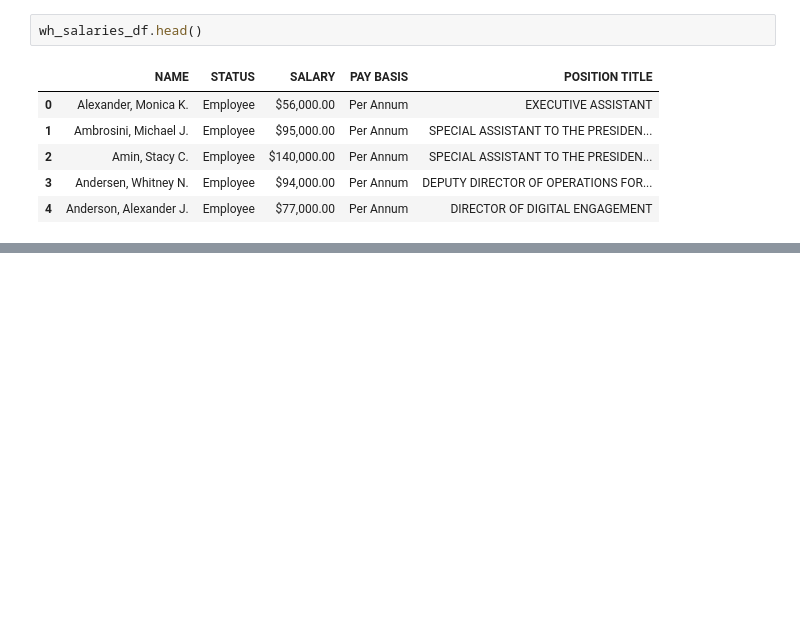
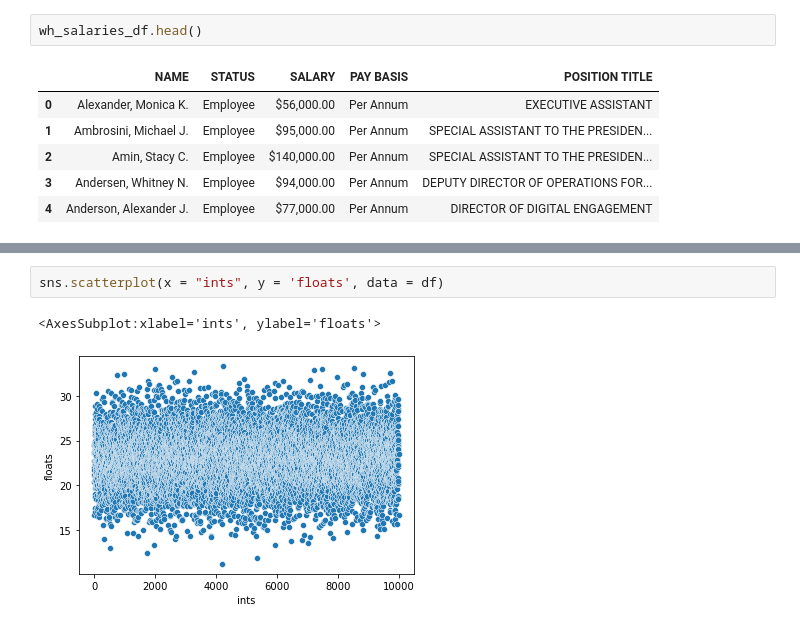
Before and after one commit to jdclifton2/DataScienceQuestions, a Jupyter notebook: DataScienceQuestions.ipynb, the cells around one changed output, grey strips where cells are left out. Saved outputs shown, nothing was run; the diff lists cells and outputs as text; blank space fills up the shorter version.

```diff
--- a/DataScienceQuestions.ipynb
+++ b/DataScienceQuestions.ipynb
@@ -79,0 +239,5 @@ wh_salaries_df.head()
+# %%
+sns.scatterplot(x = "ints", y = 'floats', data = df)
+# %% [output]
+<AxesSubplot:xlabel='ints', ylabel='floats'>
+[figure, added]
```
Also changed, not shown: parts of 22 cells of this notebook.
